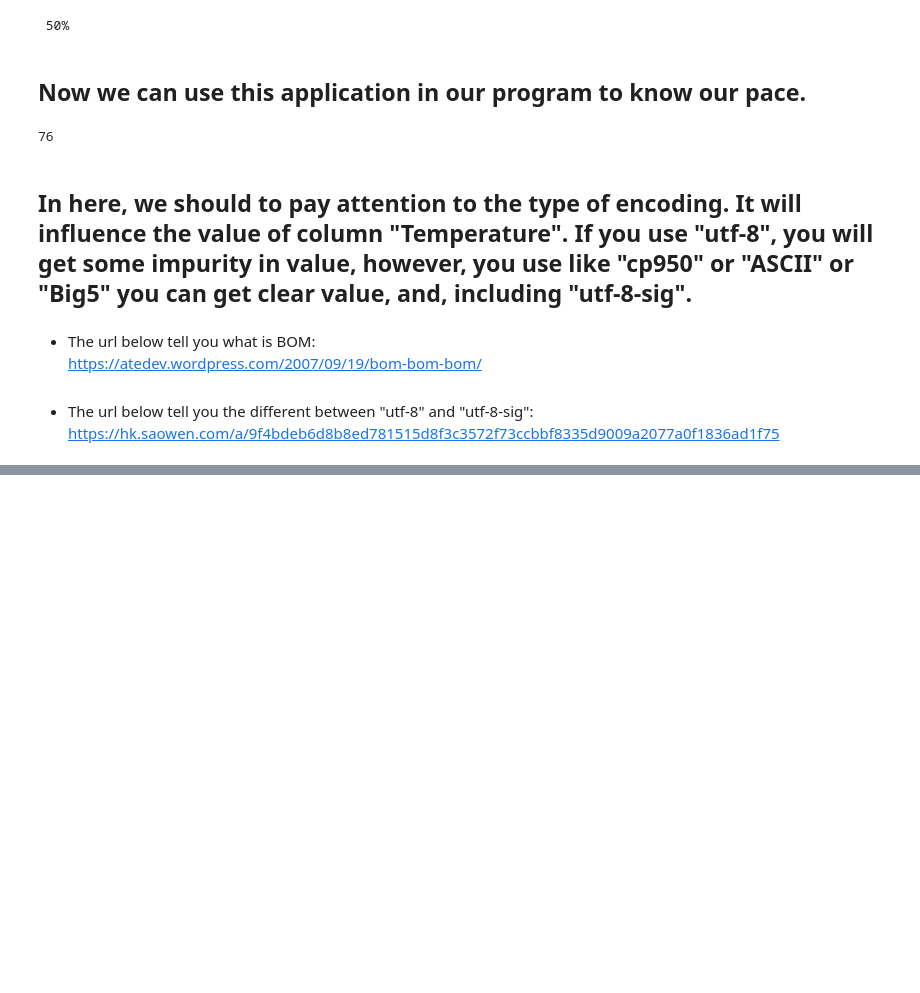
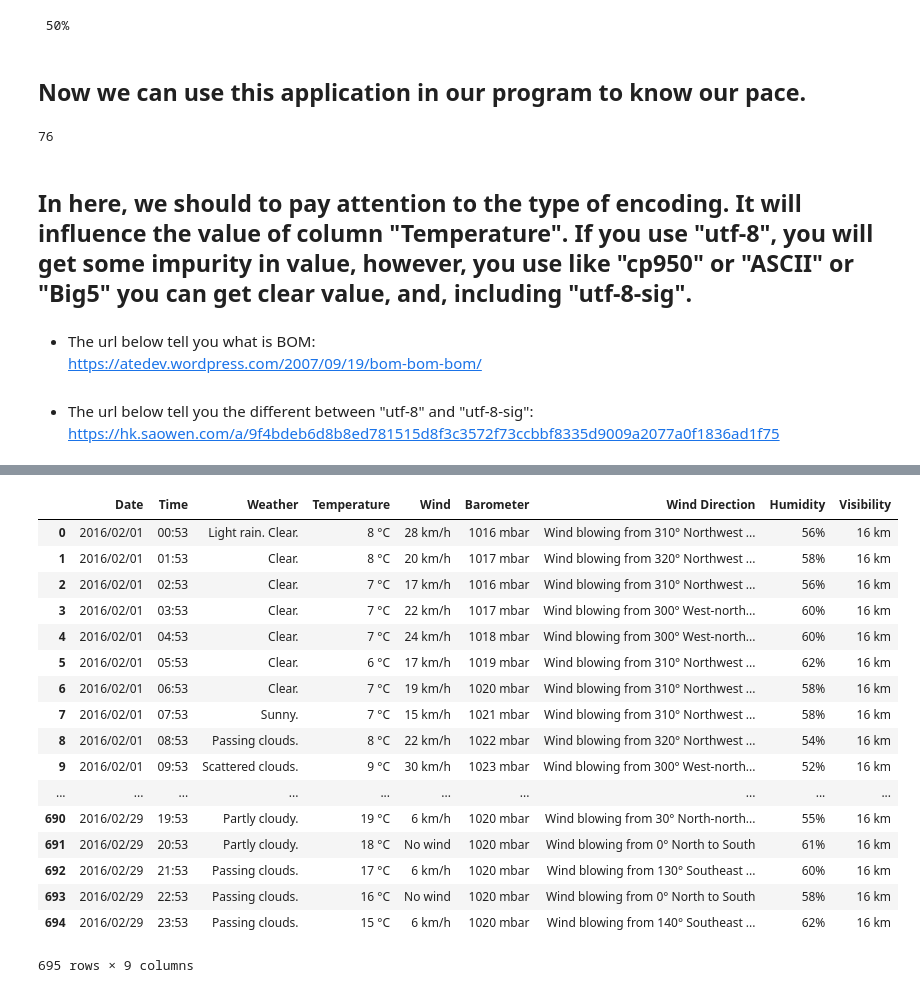
Before and after one commit to Chisanan232/Crawler, a Jupyter notebook: Crawler-notebook.ipynb, the cells around one changed output, grey strips where cells are left out. Drawn from its saved outputs; the diff is of its cells as text; code cells hidden in the pictures; blank space fills up the shorter version.

Commit message:
Explain the detail of content of the program about crawler

```diff
--- a/Crawler-notebook.ipynb
+++ b/Crawler-notebook.ipynb
@@ -190,11 +210,7 @@ for year in range(2013, 2014):
                 Bar = row.select('.sep')[1]
                 Visibility = Bar.find_next_siblings('td')[0].text
 
-                # We may get some impurity we don't need in data, so we have to remove it.
-#                 Temp1 = "".join(Temp.split())
-#                 Visibility1 = "".join(Visibility.split())
-
-                file_improve.writerow([Time, weather, Temp1, wind, Barometer, wind_dir, Humidity, Visibility1])
+                file_improve.writerow([Time, weather, Temp, wind, Barometer, wind_dir, Humidity, Visibility])
                 sys.stdout.write("\r [%-12s] %d%%" % ('=>' * month, (100 / 12) * month))
 
         time.sleep(random.randint(3, 12))
@@ -232,0 +254,6 @@ weather_1_improve_df
+# %%
+class DefineParameter:
+    def __init__(self, save_path, year_initial, year_conclude):
+        self.path = save_path
+        self.year_initial = year_initial
+        self.year_conclude = year_conclude
@@ -232,0 +596,29 @@ weather_1_improve_df
+# %%
+if __name__ == '__main__':
+    print('Program start.')
+
+    threads_num = 120       # You can change 120 to 1 or 240 to observe the results. And remember, if you alter,besides
+                            # you should to alter the number of lebal in line 341, you have to alter class BsCrawler
+                            # inherit from which one of class.
+    year_start = 2009       # You can change to the year you want to crawl
+    year_end = 2010
+    crawl_address = 'san-jose'    # The data of weather in address where you want to crawl.
+    path = r'C:\Users\iAirJordan\Desktop\jupyter-data\weather-mountain-view-multithreading\mountain-view-weather-'
+
+    '''
+    Check the path is exit or not, if not, then build it.
+    '''
+    for year in range(year_start, year_start + int(threads_num / 12)):
+        folder = os.path.exists(path + str(year) + '/')
+        if not folder:
+            os.makedirs(path + str(year) + '/')
+            print(path + str(year) + '/')
+            print('Build folder success !!!')
+
+    bs_crawler = BsCrawler(save_path=path, year_initial=year_start, year_conclude=year_end, address=crawl_address)
+
+    workers_list = [('worker-' + str('%003d' % num)) for num in range(threads_num)]
+    for j in workers_list:
+        bs_crawler.main_job(j)
+
+    print('finish')
@@ -232,0 +643,22 @@ weather_1_improve_df
+# %%
+multi_df = pd.DataFrame(pd.read_csv(path+'2016/weather-2-month.csv'))
+multi_df
+# %% [output]
+|  | Date | Time | Weather | Temperature | Wind | Barometer | Wind Direction | Humidity | Visibility |
+| 0 | 2016/02/01 | 00:53 | Light rain. Clear. | 8 °C | 28 km/h | 1016 mbar | Wind blowing from 310° Northwest ... | 56% | 16 km |
+| 1 | 2016/02/01 | 01:53 | Clear. | 8 °C | 20 km/h | 1017 mbar | Wind blowing from 320° Northwest ... | 58% | 16 km |
+| 2 | 2016/02/01 | 02:53 | Clear. | 7 °C | 17 km/h | 1016 mbar | Wind blowing from 310° Northwest ... | 56% | 16 km |
+| 3 | 2016/02/01 | 03:53 | Clear. | 7 °C | 22 km/h | 1017 mbar | Wind blowing from 300° West-north... | 60% | 16 km |
+| 4 | 2016/02/01 | 04:53 | Clear. | 7 °C | 24 km/h | 1018 mbar | Wind blowing from 300° West-north... | 60% | 16 km |
+| 5 | 2016/02/01 | 05:53 | Clear. | 6 °C | 17 km/h | 1019 mbar | Wind blowing from 310° Northwest ... | 62% | 16 km |
+| 6 | 2016/02/01 | 06:53 | Clear. | 7 °C | 19 km/h | 1020 mbar | Wind blowing from 310° Northwest ... | 58% | 16 km |
+| 7 | 2016/02/01 | 07:53 | Sunny. | 7 °C | 15 km/h | 1021 mbar | Wind blowing from 310° Northwest ... | 58% | 16 km |
+| 8 | 2016/02/01 | 08:53 | Passing clouds. | 8 °C | 22 km/h | 1022 mbar | Wind blowing from 320° Northwest ... | 54% | 16 km |
+| 9 | 2016/02/01 | 09:53 | Scattered clouds. | 9 °C | 30 km/h | 1023 mbar | Wind blowing from 300° West-north... | 52% | 16 km |
+| ... | ... | ... | ... | ... | ... | ... | ... | ... | ... |
+| 690 | 2016/02/29 | 19:53 | Partly cloudy. | 19 °C | 6 km/h | 1020 mbar | Wind blowing from 30° North-north... | 55% | 16 km |
+| 691 | 2016/02/29 | 20:53 | Partly cloudy. | 18 °C | No wind | 1020 mbar | Wind blowing from 0° North to South | 61% | 16 km |
+| 692 | 2016/02/29 | 21:53 | Passing clouds. | 17 °C | 6 km/h | 1020 mbar | Wind blowing from 130° Southeast ... | 60% | 16 km |
+| 693 | 2016/02/29 | 22:53 | Passing clouds. | 16 °C | No wind | 1020 mbar | Wind blowing from 0° North to South | 58% | 16 km |
+| 694 | 2016/02/29 | 23:53 | Passing clouds. | 15 °C | 6 km/h | 1020 mbar | Wind blowing from 140° Southeast ... | 62% | 16 km |
+695 rows × 9 columns
```
Also changed, not shown: parts of 15 cells of this notebook.
